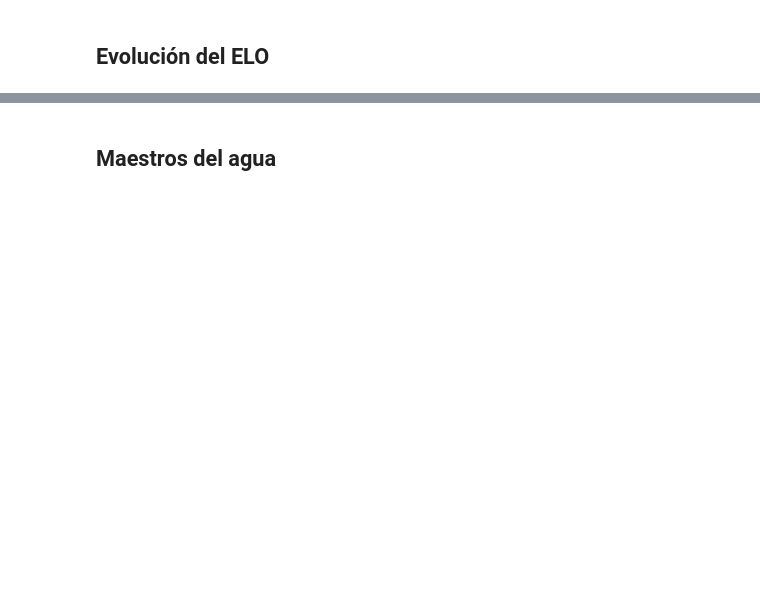
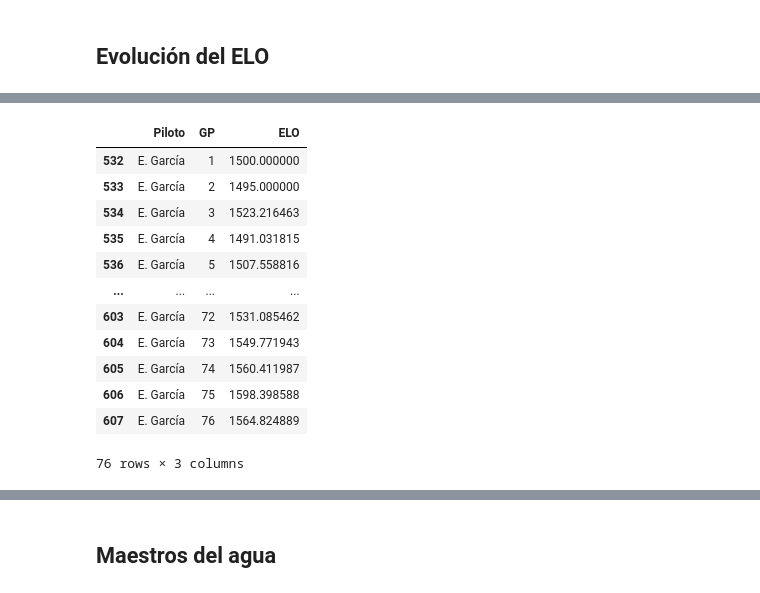
Before and after one commit to adriantorres7/FormulaSpain, a Jupyter notebook: notebooks/puntuacionElo.ipynb, the cells around one changed output, grey strips where cells are left out. Drawn from its saved outputs; the diff is of its cells as text; code cells hidden in the pictures; blank space fills up the shorter version.

```diff
--- a/notebooks/puntuacionElo.ipynb
+++ b/notebooks/puntuacionElo.ipynb
@@ -135,6 +169,22 @@ for piloto, elos in evoelo.items():
             'ELO': elo
         })
 dataframeElos = pd.DataFrame(dataElos)
+# %%
+dataframeElos[dataframeElos['Piloto']=='E. García']
+# %% [output]
+|  | Piloto | GP | ELO |
+| 532 | E. García | 1 | 1500.000000 |
+| 533 | E. García | 2 | 1495.000000 |
+| 534 | E. García | 3 | 1523.216463 |
+| 535 | E. García | 4 | 1491.031815 |
+| 536 | E. García | 5 | 1507.558816 |
+| ... | ... | ... | ... |
+| 603 | E. García | 72 | 1531.085462 |
+| 604 | E. García | 73 | 1549.771943 |
+| 605 | E. García | 74 | 1560.411987 |
+| 606 | E. García | 75 | 1598.398588 |
+| 607 | E. García | 76 | 1564.824889 |
+76 rows × 3 columns
 # %%
 selector = alt.selection_point(fields=['Piloto'], bind='legend', toggle='true')
 
```
Also changed, not shown: parts of 14 cells of this notebook, 6 other files.
